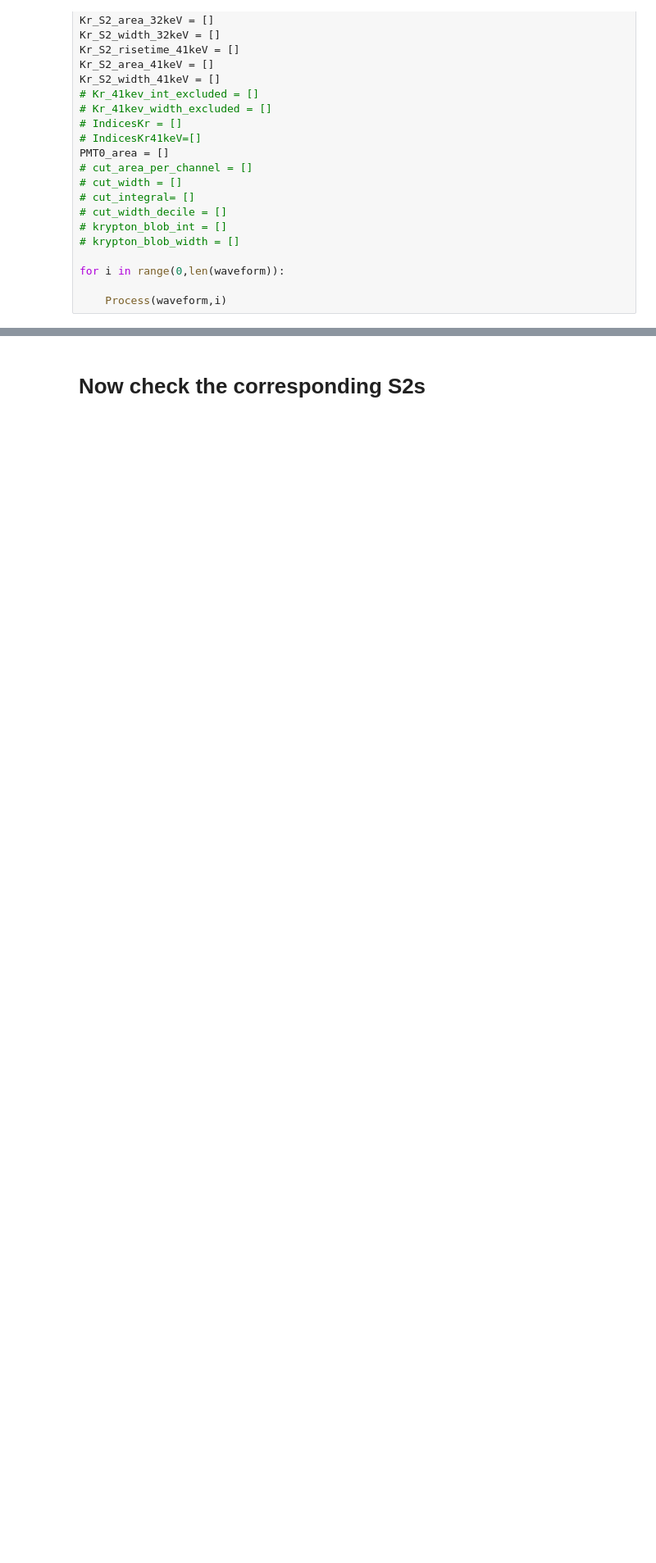
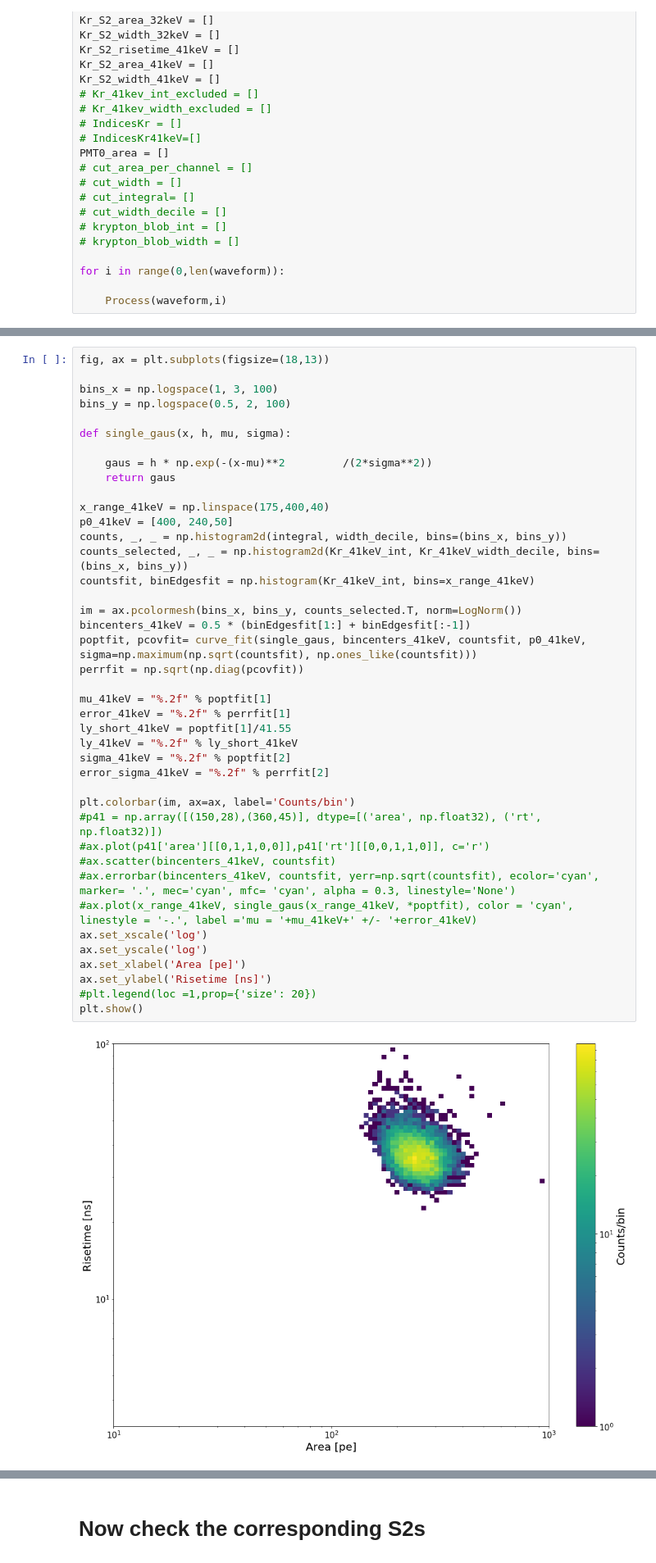
Before and after one commit to AG-Schumann/xebra_scripts, a Jupyter notebook: strax_analysis/Data_vs_NEST.ipynb, the cells around one changed output, grey strips where cells are left out. Shown at 82% size. Drawn from its saved outputs; the diff is of its cells as text; blank space fills up the shorter version.

```diff
--- a/strax_analysis/Data_vs_NEST.ipynb
+++ b/strax_analysis/Data_vs_NEST.ipynb
@@ -519,3 +520,46 @@ light yield 41keV:  5.81 +/-  0.03 with a sigma of:  43.43 +/-  0.96
+# %%
+fig, ax = plt.subplots(figsize=(18,13))
+
+bins_x = np.logspace(1, 3, 100)
+bins_y = np.logspace(0.5, 2, 100)
+
+def single_gaus(x, h, mu, sigma):
+
+    gaus = h * np.exp(-(x-mu)**2         /(2*sigma**2))
+    return gaus
+
+x_range_41keV = np.linspace(175,400,40)
+p0_41keV = [400, 240,50]
+counts, _, _ = np.histogram2d(integral, width_decile, bins=(bins_x, bins_y))
+counts_selected, _, _ = np.histogram2d(Kr_41keV_int, Kr_41keV_width_decile, bins=(bins_x, bins_y))
+countsfit, binEdgesfit = np.histogram(Kr_41keV_int, bins=x_range_41keV)
+
+im = ax.pcolormesh(bins_x, bins_y, counts_selected.T, norm=LogNorm())
+bincenters_41keV = 0.5 * (binEdgesfit[1:] + binEdgesfit[:-1])
+poptfit, pcovfit= curve_fit(single_gaus, bincenters_41keV, countsfit, p0_41keV,  sigma=np.maximum(np.sqrt(countsfit), np.ones_like(countsfit)))
+perrfit = np.sqrt(np.diag(pcovfit))
+
+mu_41keV = "%.2f" % poptfit[1]
+error_41keV = "%.2f" % perrfit[1]
+ly_short_41keV = poptfit[1]/41.55
+ly_41keV = "%.2f" % ly_short_41keV
+sigma_41keV = "%.2f" % poptfit[2]
+error_sigma_41keV = "%.2f" % perrfit[2]
+
+plt.colorbar(im, ax=ax, label='Counts/bin')
+#p41 = np.array([(150,28),(360,45)], dtype=[('area', np.float32), ('rt', np.float32)])
+#ax.plot(p41['area'][[0,1,1,0,0]],p41['rt'][[0,0,1,1,0]], c='r')
+#ax.scatter(bincenters_41keV, countsfit)
+#ax.errorbar(bincenters_41keV, countsfit, yerr=np.sqrt(countsfit), ecolor='cyan', marker= '.', mec='cyan', mfc= 'cyan', alpha = 0.3, linestyle='None')
+#ax.plot(x_range_41keV, single_gaus(x_range_41keV, *poptfit), color = 'cyan', linestyle = '-.', label ='mu = '+mu_41keV+' +/- '+error_41keV)
+ax.set_xscale('log')
+ax.set_yscale('log')
+ax.set_xlabel('Area [pe]')
+ax.set_ylabel('Risetime [ns]')
+#plt.legend(loc =1,prop={'size': 20})
+plt.show()
+# %% [output]
+[figure, added]
 # %%
 fig, ax = plt.subplots(1,1,figsize=(25,15))
 
```
Also changed, not shown: parts of 4 cells of this notebook, 7 other files.
